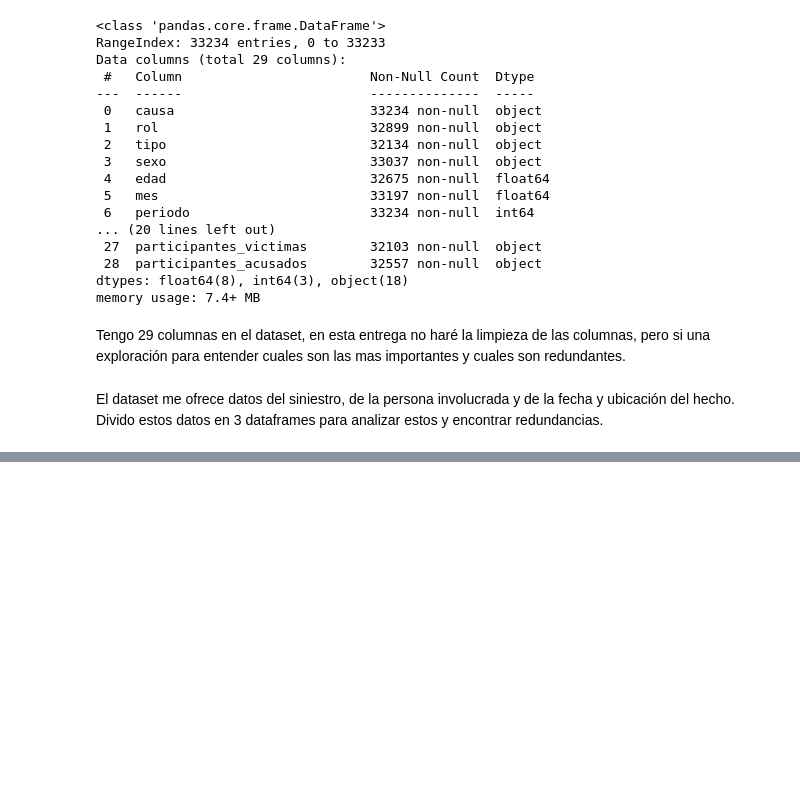
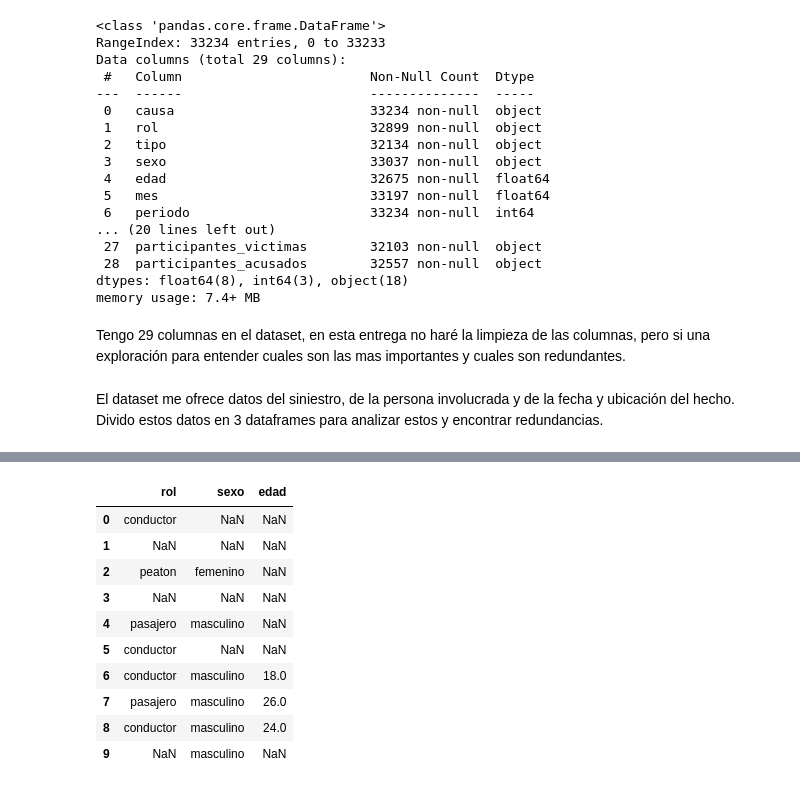
Before and after one commit to joakoracing/TP_CoderHouse, a Jupyter notebook: TP6- PRIMERA ENTREGA/Primera_entrega.ipynb, the cells around one changed output, grey strips where cells are left out. Saved outputs shown, nothing was run; the diff lists cells and outputs as text; code cells hidden in the pictures; blank space fills up the shorter version.

```diff
--- a/TP6- PRIMERA ENTREGA/Primera_entrega.ipynb
+++ b/TP6- PRIMERA ENTREGA/Primera_entrega.ipynb
@@ -48,0 +74,14 @@ El dataset me ofrece datos del siniestro, de la persona involucrada y de la fech
+# %%
+datos_pers.head(10)
+# %% [output]
+|  | rol | sexo | edad |
+| 0 | conductor | NaN | NaN |
+| 1 | NaN | NaN | NaN |
+| 2 | peaton | femenino | NaN |
+| 3 | NaN | NaN | NaN |
+| 4 | pasajero | masculino | NaN |
+| 5 | conductor | NaN | NaN |
+| 6 | conductor | masculino | 18.0 |
+| 7 | pasajero | masculino | 26.0 |
+| 8 | conductor | masculino | 24.0 |
+| 9 | NaN | masculino | NaN |
```
Also changed, not shown: parts of 13 cells of this notebook.
